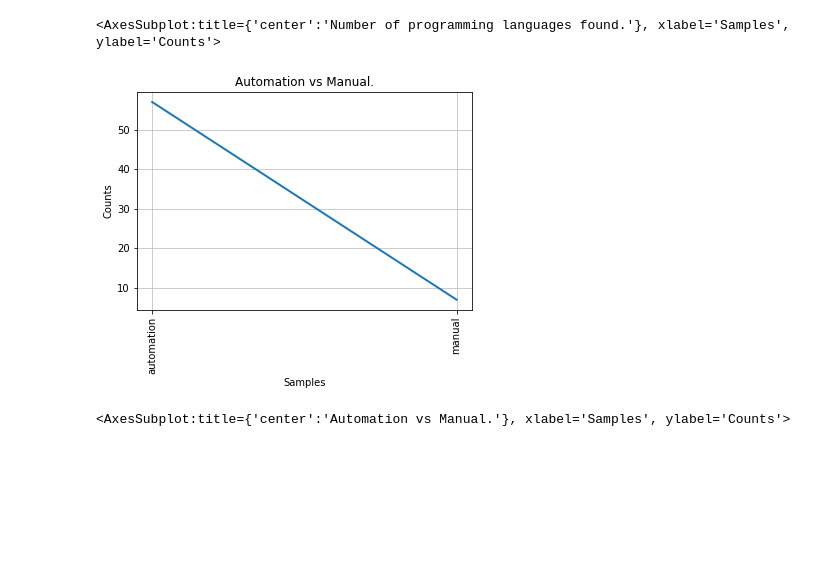
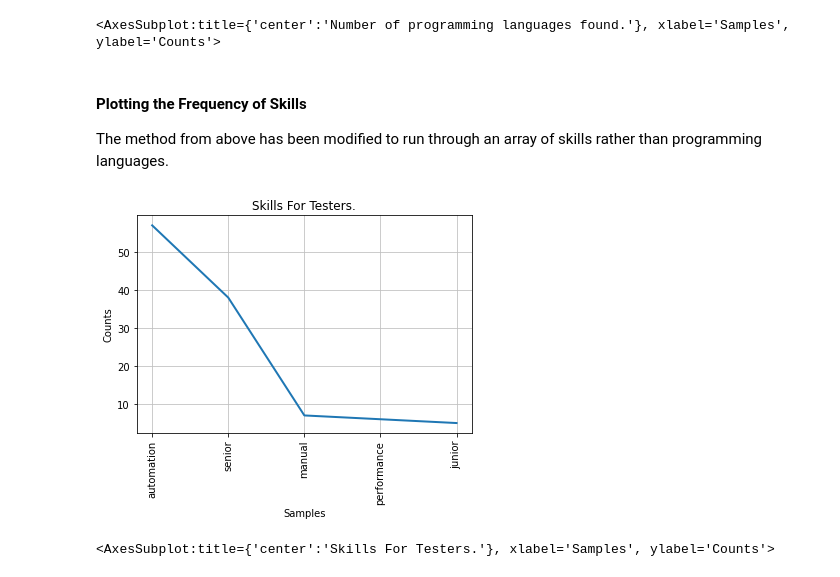
Before and after one commit to HedonisticOpportunist/Programming-with-Data, a Jupyter notebook: Data Programming Project.ipynb, the cells around one changed output. Drawn from its saved outputs; the diff is of its cells as text; code cells hidden in the pictures; blank space fills up the shorter version.

```diff
--- a/Data Programming Project.ipynb
+++ b/Data Programming Project.ipynb
@@ -789,33 +796,37 @@ number_of_programming_languages.plot(len(number_of_programming_languages), cumul
 # %% [output]
 [figure]
 <AxesSubplot:title={'center':'Number of programming languages found.'}, xlabel='Samples', ylabel='Counts'>
+# %% [markdown]
+#### Plotting the Frequency of Skills <a id="skills"></a>
+
+The method from above has been modified to run through an array of skills rather than programming languages.
 # %%
 # function that checks whether a token contains a certain skill
-def find_freq_of_automation(tokens: List) -> List:
+def find_freq_of_skills(tokens: List) -> List:
 
     # list containing QA skills
-    skills = ['automation', 'manual', 'regression', 'code']
+    skills = ['automation', 'manual', 'regression', 'code', 'performance', 'senior', 'junior']
 
     # empty found skills list
     found_skills = []
 
     # check whether token is equal to or contains one
     # of the programming languages above
     for token in tokens:
         for skill in skills:
             if token.lower() == skill or skill in token.lower():
 
                 # if token contains or is equal to a programming language, append it to the
                 # empty found languages list
                 found_skills.append(skill)
 
     return found_skills
 
-skills_within_titles = find_freq_of_automation(tokens)
+skills_within_titles = find_freq_of_skills(tokens)
 
 # plot a frequency graph
 number_of_skills_in_titles = nltk.FreqDist(skills_within_titles)
-number_of_skills_in_titles.plot(len(number_of_skills_in_titles), cumulative=False, title="Automation vs Manual.")
+number_of_skills_in_titles.plot(len(number_of_skills_in_titles), cumulative=False, title="Skills For Testers.")
 # %% [output]
-[figure, old version]
+[figure, new version]
-<AxesSubplot:title={'center':'Automation vs Manual.'}, xlabel='Samples', ylabel='Counts'>
+<AxesSubplot:title={'center':'Skills For Testers.'}, xlabel='Samples', ylabel='Counts'>
```
Also changed, not shown: parts of 22 cells of this notebook, 1 other file.
